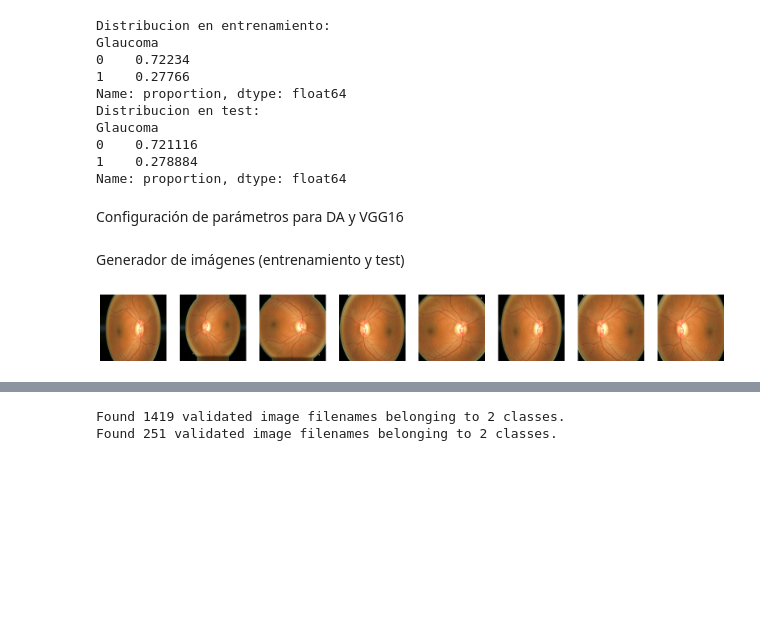
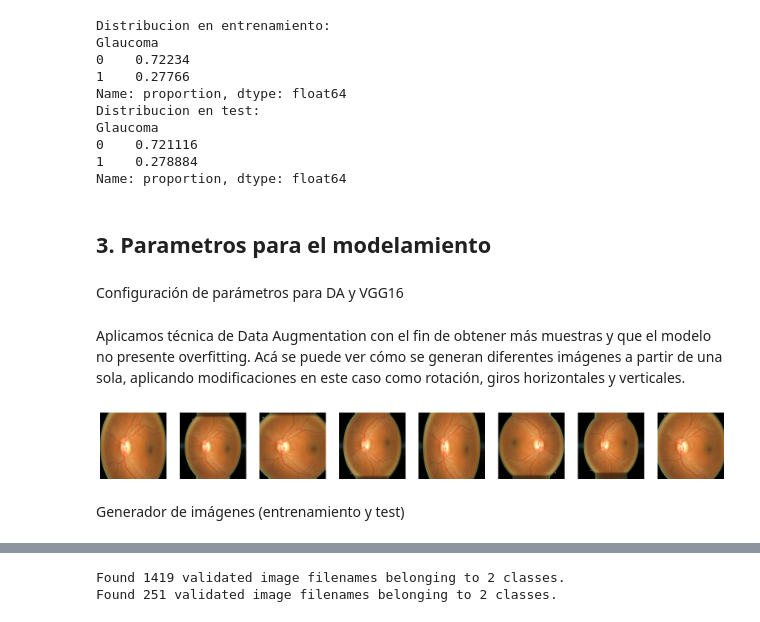
Before and after one commit to edgo1688/MIAA-ICESI-ProyectoIA, a Jupyter notebook: models/Estudio_Glaucoma_VGG16.ipynb, the cells around one changed output, grey strips where cells are left out. Cells and saved outputs as stored; diff of their text form; code cells hidden in the pictures; blank space fills up the shorter version.

```diff
--- a/models/Estudio_Glaucoma_VGG16.ipynb
+++ b/models/Estudio_Glaucoma_VGG16.ipynb
@@ -34,0 +47,3 @@ Path de dataset
+# %%
+# Rutas base
+base_path = "./datos/"
@@ -35,8 +61,8 @@ Path de dataset
 # %%
-# df_origa = pd.read_csv('/content/drive/MyDrive/Colab Notebooks/Glaucoma/ORIGA/origa_info.csv')
-# df_origa['Glaucoma'] = df_origa['Glaucoma'].astype(str)
+df_origa = pd.read_csv(origa_csv_path)
+df_origa['Glaucoma'] = df_origa['Label'].astype(str)
 # %%
-# df_g1020 = pd.read_csv('/content/drive/MyDrive/Colab Notebooks/Glaucoma/G1020/G1020.csv')
-# df_g1020['Glaucoma'] = df_g1020['binaryLabels'].astype(str)
-# df_g1020['Image'] = df_g1020['imageID']
+df_g1020 = pd.read_csv(g1020_csv_path)
+df_g1020['Glaucoma'] = df_g1020['binaryLabels'].astype(str)
+df_g1020['Image'] = df_g1020['imageID']
 # %%
@@ -163,6 +112,8 @@ Glaucoma
 0    0.721116
 1    0.278884
 Name: proportion, dtype: float64
+# %% [markdown]
+## **3. Parametros para el modelamiento**
 # %% [markdown]
 Configuración de parámetros para DA y VGG16
 # %%
@@ -173,32 +124,35 @@ epochs = 15
 batch_size = 8
+# %% [markdown]
+Aplicamos técnica de Data Augmentation con el fin de obtener más muestras y que el modelo no presente overfitting.
+Acá se puede ver cómo se generan diferentes imágenes a partir de una sola, aplicando modificaciones en este caso como rotación, giros horizontales y verticales.
+# %%
+ruta_imagen = df_glaucoma['Path'].iloc[0]
+
+# Cargar imagen, convertir a array y expandir dimensiones para simular batch
+img = load_img(ruta_imagen, target_size=(width_shape, height_shape))
+x = img_to_array(img)
+x = np.expand_dims(x, axis=0)  # shape (1, 224, 224, 3)
+
+# Generador de visualización
+vis_datagen = ImageDataGenerator(
+    # rotation_range=90,
+    zoom_range=0.2,
+    horizontal_flip=True,
+    vertical_flip=True
+)
+
+# Mostrar imágenes aumentadas
+plt.figure(figsize=(20,4))
+i = 0
+for batch in vis_datagen.flow(x, batch_size=1):
+    plt.subplot(1, 8, i + 1)
+    plt.imshow(batch[0].astype('uint8'))
+    plt.axis('off')
+    i += 1
+    if i >= 8:
+        break
+plt.show()
+# %% [output]
+[figure, added]
 # %% [markdown]
 Generador de imágenes (entrenamiento y test)
-# %%
-ruta_imagen = df_glacuoma['Path'].iloc[0]
-
-# Cargar imagen, convertir a array y expandir dimensiones para simular batch
-img = load_img(ruta_imagen, target_size=(width_shape, height_shape))
-x = img_to_array(img)
-x = np.expand_dims(x, axis=0)  # shape (1, 224, 224, 3)
-
-# Generador de visualización
-vis_datagen = ImageDataGenerator(
-    # rotation_range=50,
-    zoom_range=0.2,
-    horizontal_flip=True,
-    vertical_flip=True
-)
-
-# Mostrar imágenes aumentadas
-plt.figure(figsize=(20,4))
-i = 0
-for batch in vis_datagen.flow(x, batch_size=1):
-    plt.subplot(1, 8, i + 1)
-    plt.imshow(batch[0].astype('uint8'))
-    plt.axis('off')
-    i += 1
-    if i >= 8:
-        break
-plt.show()
-# %% [output]
-[figure, removed]
```
Also changed, not shown: parts of 43 cells of this notebook.
